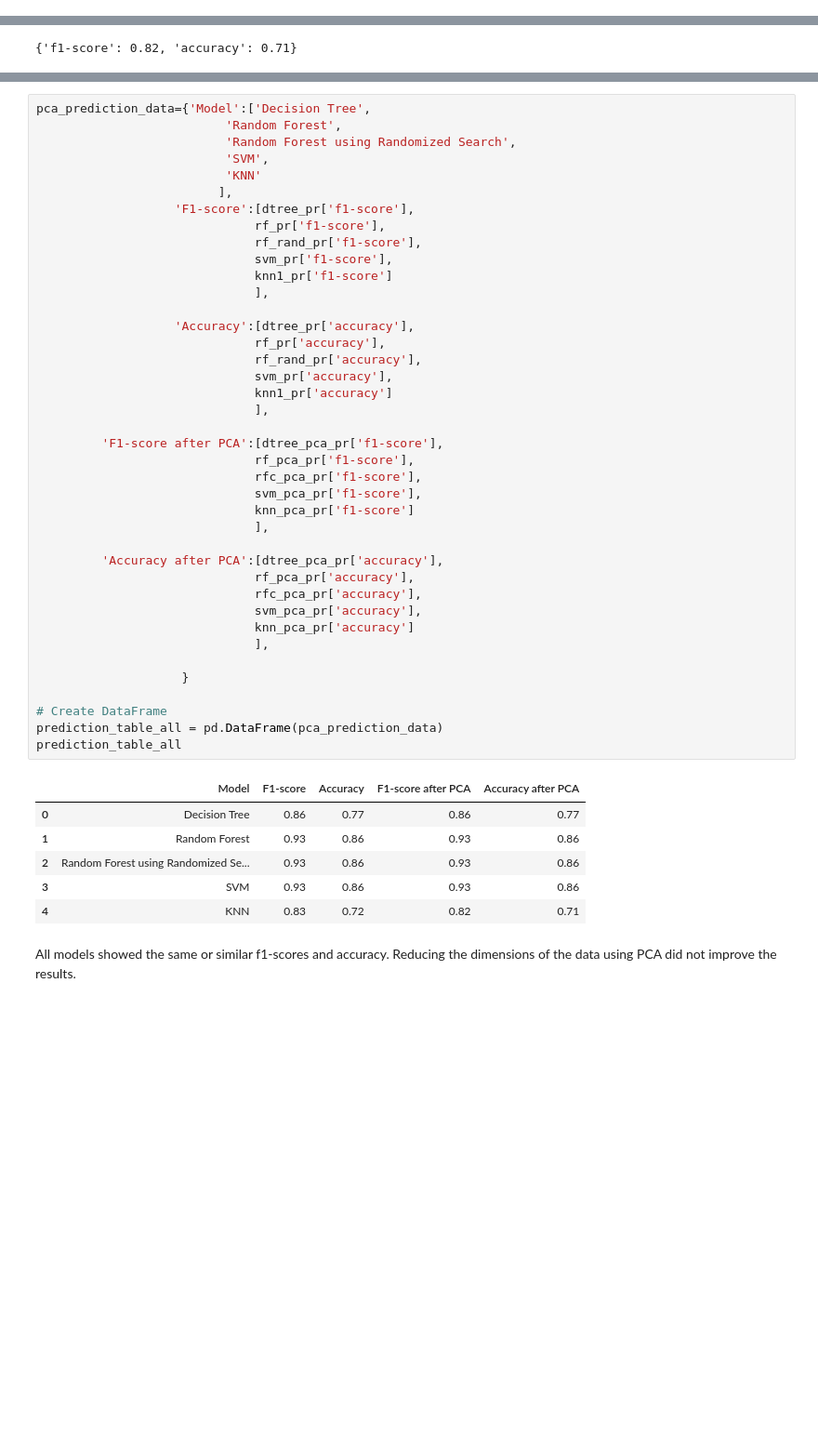
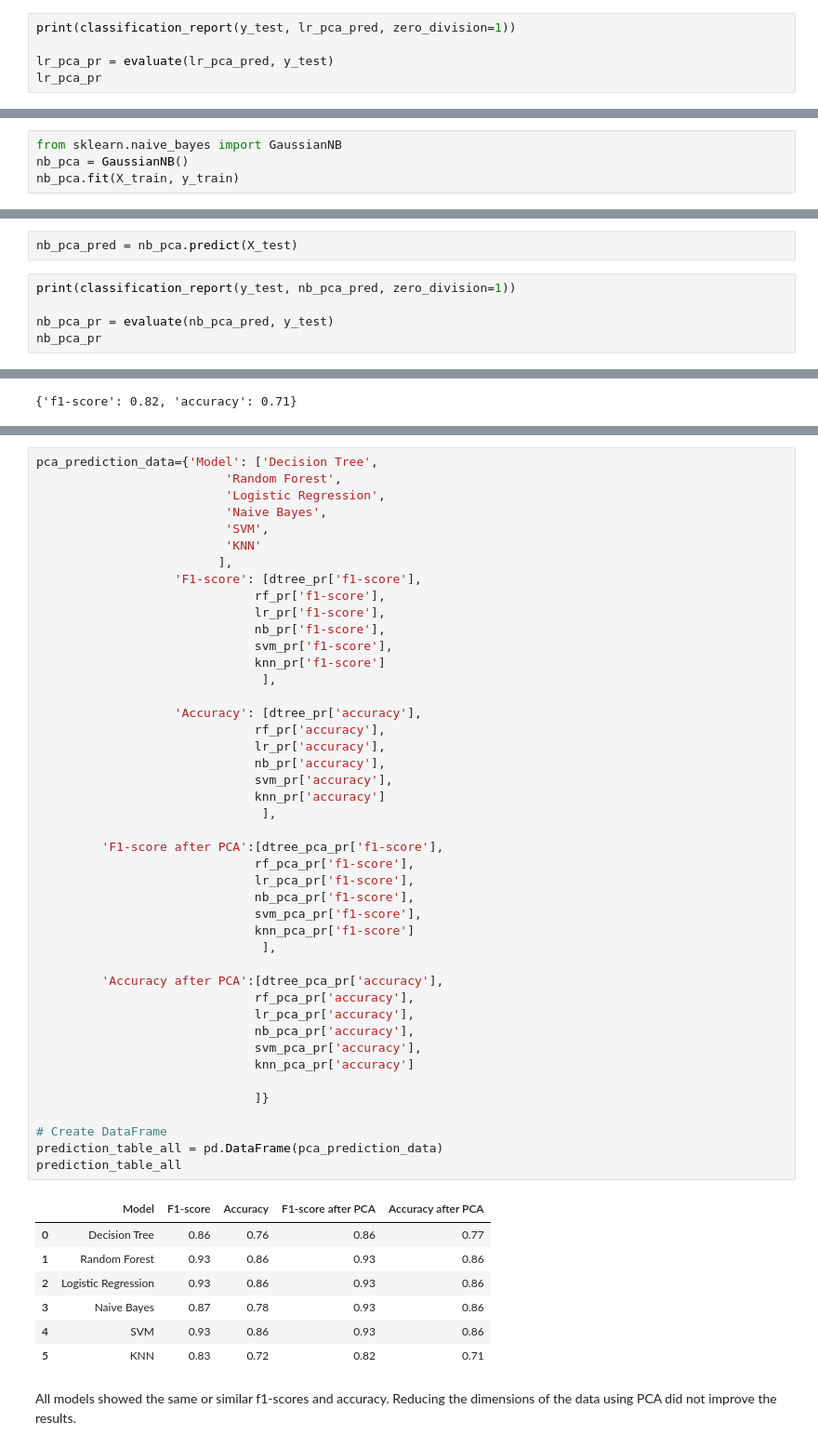
Before and after one commit to bartekwphd/Project_LC, a Jupyter notebook: Project part 4 - Modeling.ipynb, the cells around one changed output, grey strips where cells are left out. Shown at 93% size. Drawn from its saved outputs; the diff is of its cells as text; blank space fills up the shorter version.

```diff
--- a/Project part 4 - Modeling.ipynb
+++ b/Project part 4 - Modeling.ipynb
@@ -855,0 +885,5 @@ weighted avg       0.88      0.86      0.80      8941
+# %%
+print(classification_report(y_test, lr_pca_pred, zero_division=1))
+
+lr_pca_pr = evaluate(lr_pca_pred, y_test)
+lr_pca_pr
@@ -855,0 +907,4 @@ weighted avg       0.88      0.86      0.80      8941
+# %%
+from sklearn.naive_bayes import GaussianNB
+nb_pca = GaussianNB()
+nb_pca.fit(X_train, y_train)
@@ -855,0 +913,7 @@ weighted avg       0.88      0.86      0.80      8941
+# %%
+nb_pca_pred = nb_pca.predict(X_test)
+# %%
+print(classification_report(y_test, nb_pca_pred, zero_division=1))
+
+nb_pca_pr = evaluate(nb_pca_pred, y_test)
+nb_pca_pr
@@ -904,49 +993,54 @@ weighted avg       0.78      0.71      0.74      8941
 # %%
-pca_prediction_data={'Model':['Decision Tree',
+pca_prediction_data={'Model': ['Decision Tree',
                           'Random Forest',
-                          'Random Forest using Randomized Search',
+                          'Logistic Regression',
+                          'Naive Bayes',
                           'SVM',
                           'KNN'
                          ],
-                   'F1-score':[dtree_pr['f1-score'],
+                   'F1-score': [dtree_pr['f1-score'],
                               rf_pr['f1-score'],
-                              rf_rand_pr['f1-score'],
+                              lr_pr['f1-score'],
+                              nb_pr['f1-score'],
                               svm_pr['f1-score'],
-                              knn1_pr['f1-score']
-                              ],
+                              knn_pr['f1-score']
+                               ],
 
-                   'Accuracy':[dtree_pr['accuracy'],
+                   'Accuracy': [dtree_pr['accuracy'],
                               rf_pr['accuracy'],
-                              rf_rand_pr['accuracy'],
+                              lr_pr['accuracy'],
+                              nb_pr['accuracy'],
                               svm_pr['accuracy'],
-                              knn1_pr['accuracy']
-                              ],
+                              knn_pr['accuracy']
+                               ],
 
          'F1-score after PCA':[dtree_pca_pr['f1-score'],
                               rf_pca_pr['f1-score'],
-                              rfc_pca_pr['f1-score'],
+                              lr_pca_pr['f1-score'],
+                              nb_pca_pr['f1-score'],
                               svm_pca_pr['f1-score'],
                               knn_pca_pr['f1-score']
-                              ],
+                               ],
 
          'Accuracy after PCA':[dtree_pca_pr['accuracy'],
                               rf_pca_pr['accuracy'],
-                              rfc_pca_pr['accuracy'],
+                              lr_pca_pr['accuracy'],
+                              nb_pca_pr['accuracy'],
                               svm_pca_pr['accuracy'],
                               knn_pca_pr['accuracy']
-                              ],
 
-                    }
+                              ]}
 
 # Create DataFrame
 prediction_table_all = pd.DataFrame(pca_prediction_data)
 prediction_table_all
 # %% [output]
 |  | Model | F1-score | Accuracy | F1-score after PCA | Accuracy after PCA |
-| 0 | Decision Tree | 0.86 | 0.77 | 0.86 | 0.77 |
+| 0 | Decision Tree | 0.86 | 0.76 | 0.86 | 0.77 |
 | 1 | Random Forest | 0.93 | 0.86 | 0.93 | 0.86 |
-| 2 | Random Forest using Randomized Se... | 0.93 | 0.86 | 0.93 | 0.86 |
-| 3 | SVM | 0.93 | 0.86 | 0.93 | 0.86 |
-| 4 | KNN | 0.83 | 0.72 | 0.82 | 0.71 |
+| 2 | Logistic Regression | 0.93 | 0.86 | 0.93 | 0.86 |
+| 3 | Naive Bayes | 0.87 | 0.78 | 0.93 | 0.86 |
+| 4 | SVM | 0.93 | 0.86 | 0.93 | 0.86 |
+| 5 | KNN | 0.83 | 0.72 | 0.82 | 0.71 |
 # %% [markdown]
 All models showed the same or similar f1-scores and accuracy. Reducing the dimensions of the data using PCA did not improve the results.
```
Also changed, not shown: parts of 138 cells of this notebook.
